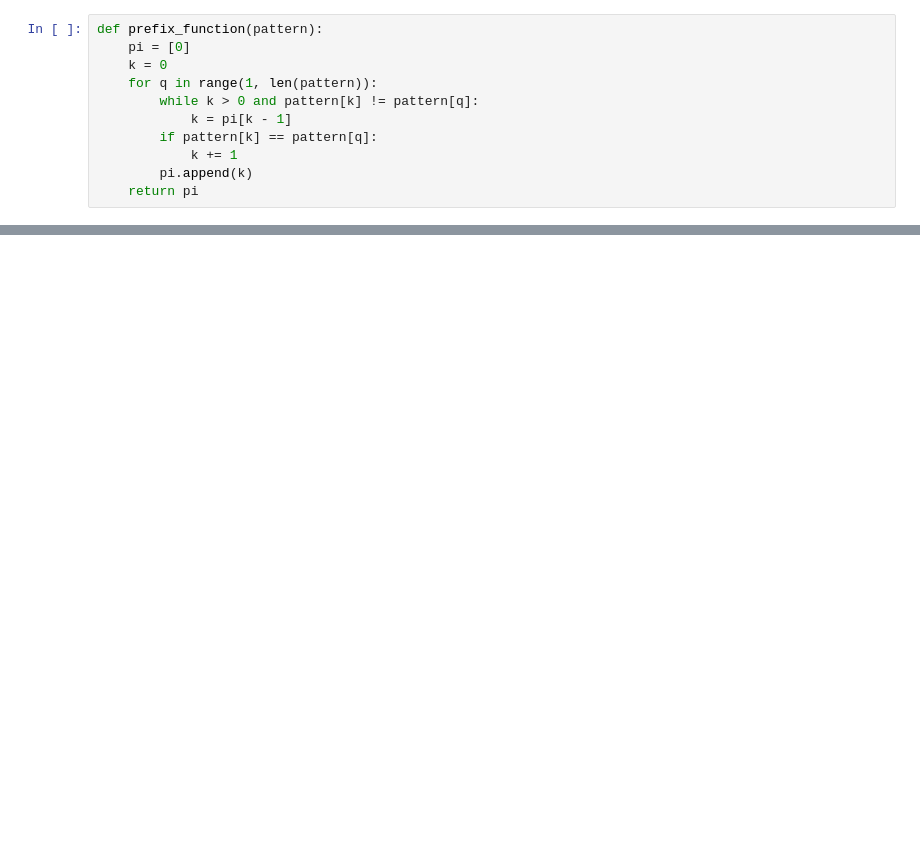
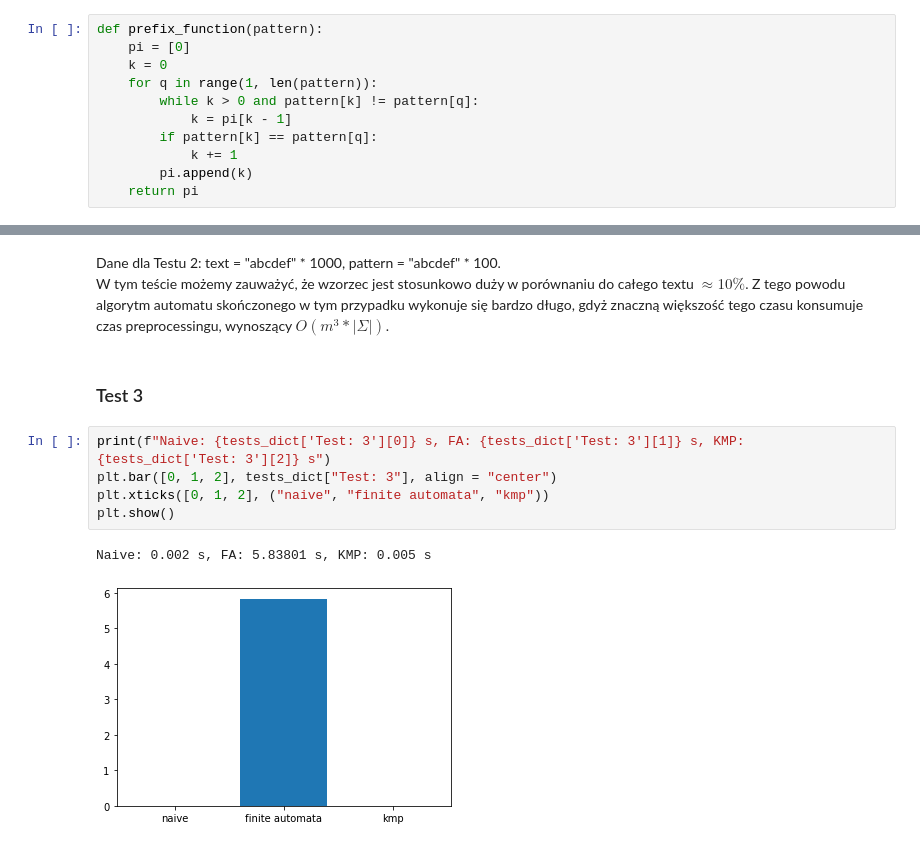
Before and after one commit to CN-28/Text-Algorithms, a Jupyter notebook: lab1/lab1.ipynb, the cells around one changed output, grey strips where cells are left out. Cells and saved outputs as stored; diff of their text form; blank space fills up the shorter version.

```diff
--- a/lab1/lab1.ipynb
+++ b/lab1/lab1.ipynb
@@ -78,0 +153,13 @@ The shift 7 is correct
+# %% [markdown]
+Dane dla Testu 2: text = "abcdef" * 1000, pattern = "abcdef" * 100.\
+W tym teście możemy zauważyć, że wzorzec jest stosunkowo duży w porównaniu do całego textu $\approx 10 \%$. Z tego powodu algorytm automatu skończonego w tym przypadku wykonuje się bardzo długo, gdyż znaczną większość tego czasu konsumuje czas preprocessingu, wynoszący $O(m^3 * |\Sigma|)$.
+# %% [markdown]
+### Test 3
+# %%
+print(f"Naive: {tests_dict['Test: 3'][0]} s, FA: {tests_dict['Test: 3'][1]} s, KMP: {tests_dict['Test: 3'][2]} s")
+plt.bar([0, 1, 2], tests_dict["Test: 3"], align = "center")
+plt.xticks([0, 1, 2], ("naive", "finite automata", "kmp"))
+plt.show()
+# %% [output]
+Naive: 0.002 s, FA: 5.83801 s, KMP: 0.005 s
+[figure, added]
```
Also changed, not shown: parts of 46 cells of this notebook, 2 other files.
